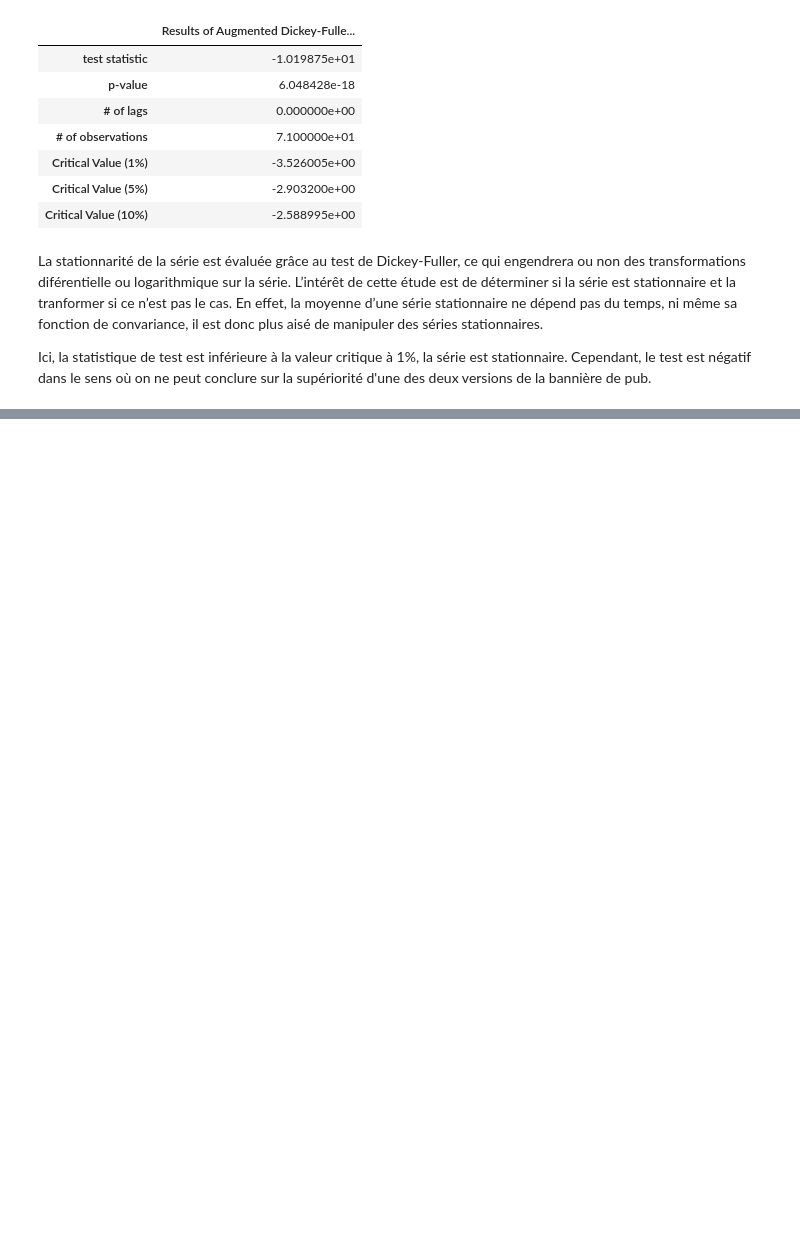
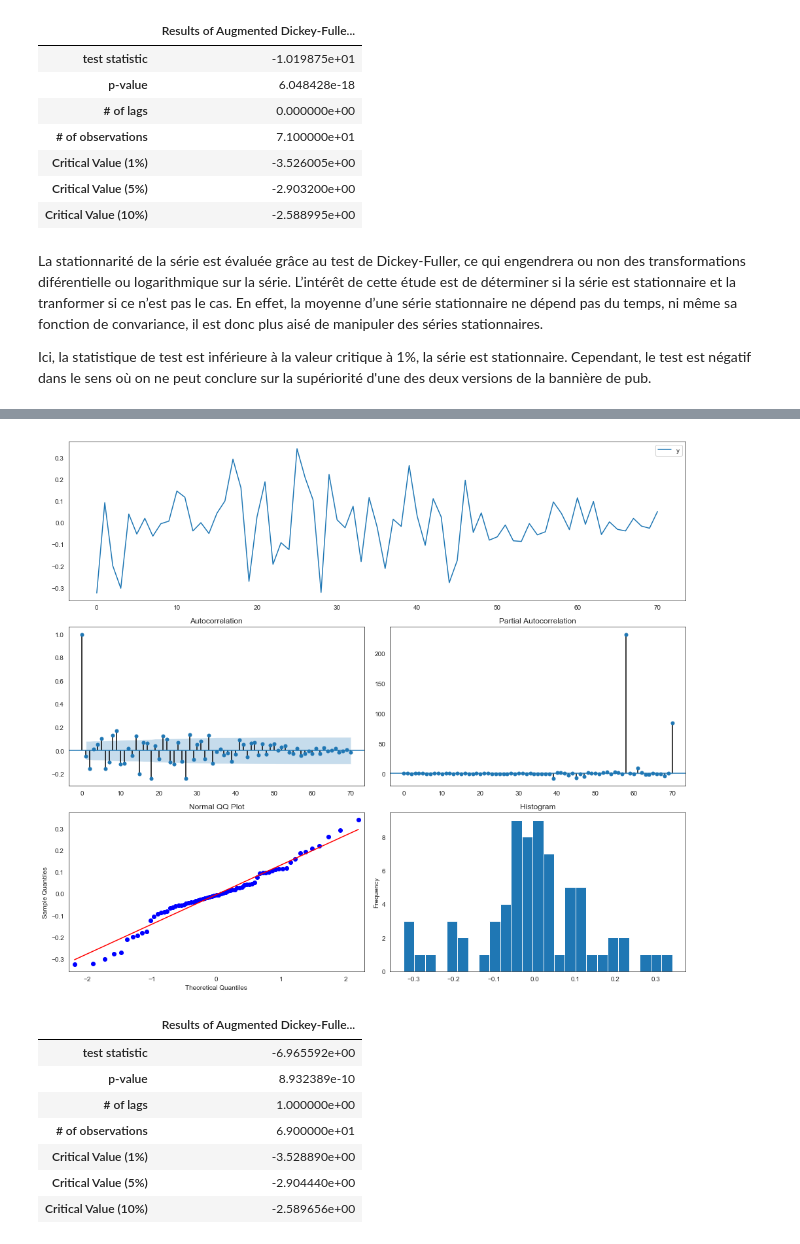
Before and after one commit to mariondechallens/1000mercis, a Jupyter notebook: Analyses/Annonceur1_campagne1_visite_2pages_Questions.ipynb, the cells around one changed output, grey strips where cells are left out. Saved outputs shown, nothing was run; the diff lists cells and outputs as text; code cells hidden in the pictures; blank space fills up the shorter version.

```diff
--- a/Analyses/Annonceur1_campagne1_visite_2pages_Questions.ipynb
+++ b/Analyses/Annonceur1_campagne1_visite_2pages_Questions.ipynb
@@ -297,0 +340,14 @@ Ici, la statistique de test est inférieure à la valeur critique à 1%, la sér
+# %%
+Pdiff = np.diff(P_rej)
+ts_plot(Pdiff)
+adf_test(Pdiff)
+# %% [output]
+[figure, added]
+|  | Results of Augmented Dickey-Fulle... |
+| test statistic | -6.965592e+00 |
+| p-value | 8.932389e-10 |
+| # of lags | 1.000000e+00 |
+| # of observations | 6.900000e+01 |
+| Critical Value (1%) | -3.528890e+00 |
+| Critical Value (5%) | -2.904440e+00 |
+| Critical Value (10%) | -2.589656e+00 |
```
Also changed, not shown: parts of 8 cells of this notebook, 2 other files.
